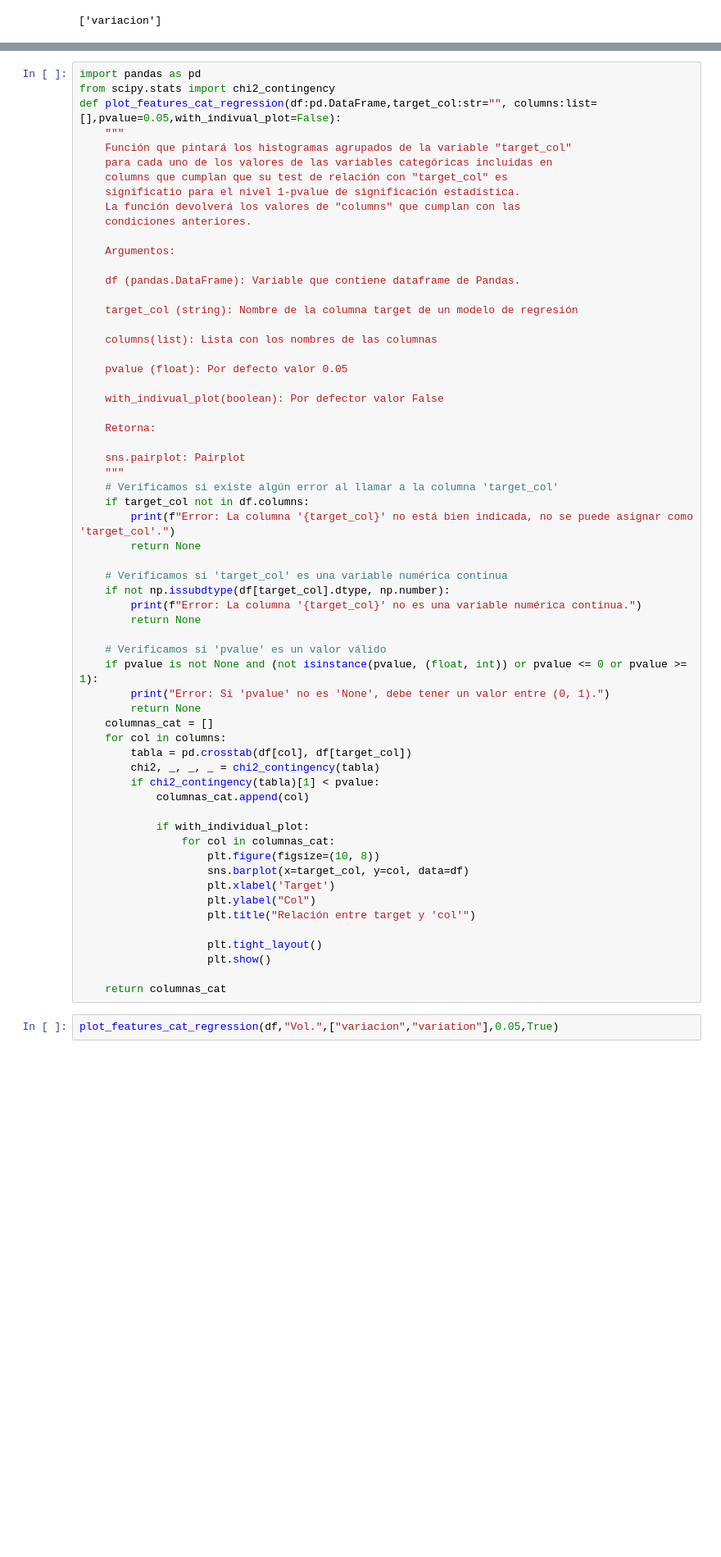
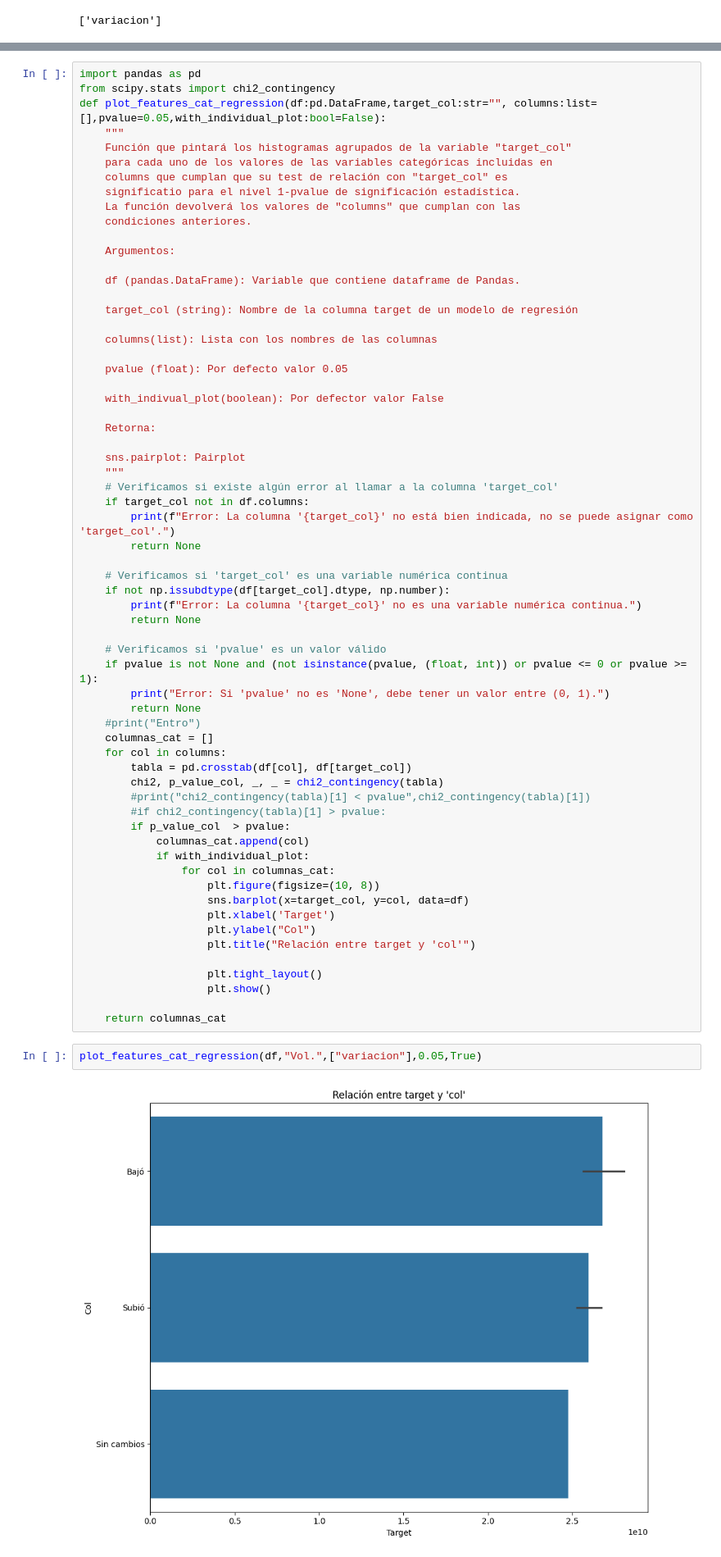
Before and after one commit to jorgegmayorgas/hundirlaflota, a Jupyter notebook: team_challenge/tercero/principal/toolbox.ipynb, the cells around one changed output, grey strips where cells are left out. Shown at 82% size. Saved outputs shown, nothing was run; the diff lists cells and outputs as text; blank space fills up the shorter version.

```diff
--- a/team_challenge/tercero/principal/toolbox.ipynb
+++ b/team_challenge/tercero/principal/toolbox.ipynb
@@ -494,7 +494,7 @@ De igual manera que en la función descrita anteriormente deberá hacer un check
 # %%
 import pandas as pd
 from scipy.stats import chi2_contingency
-def plot_features_cat_regression(df:pd.DataFrame,target_col:str="", columns:list=[],pvalue=0.05,with_indivual_plot=False):
+def plot_features_cat_regression(df:pd.DataFrame,target_col:str="", columns:list=[],pvalue=0.05,with_individual_plot:bool=False):
     """
     Función que pintará los histogramas agrupados de la variable "target_col"
     para cada uno de los valores de las variables categóricas incluidas en
@@ -533,13 +533,15 @@ def plot_features_cat_regression(df:pd.DataFrame,target_col:str="", columns:list
     if pvalue is not None and (not isinstance(pvalue, (float, int)) or pvalue <= 0 or pvalue >= 1):
         print("Error: Si 'pvalue' no es 'None', debe tener un valor entre (0, 1).")
         return None
+    #print("Entro")
     columnas_cat = []
     for col in columns:
         tabla = pd.crosstab(df[col], df[target_col])
-        chi2, _, _, _ = chi2_contingency(tabla)
-        if chi2_contingency(tabla)[1] < pvalue:
+        chi2, p_value_col, _, _ = chi2_contingency(tabla)
+        #print("chi2_contingency(tabla)[1] < pvalue",chi2_contingency(tabla)[1])
+        #if chi2_contingency(tabla)[1] > pvalue:
+        if p_value_col  > pvalue:
             columnas_cat.append(col)
-
             if with_individual_plot:
                 for col in columnas_cat:
                     plt.figure(figsize=(10, 8))
@@ -553,5 +555,6 @@ def plot_features_cat_regression(df:pd.DataFrame,target_col:str="", columns:list
 
     return columnas_cat
 # %%
-plot_features_cat_regression(df,"Vol.",["variacion","variation"],0.05,True)
+plot_features_cat_regression(df,"Vol.",["variacion"],0.05,True)
 # %% [output]
+[figure, added]
```
Also changed, not shown: parts of 2 cells of this notebook, 1 other file.
